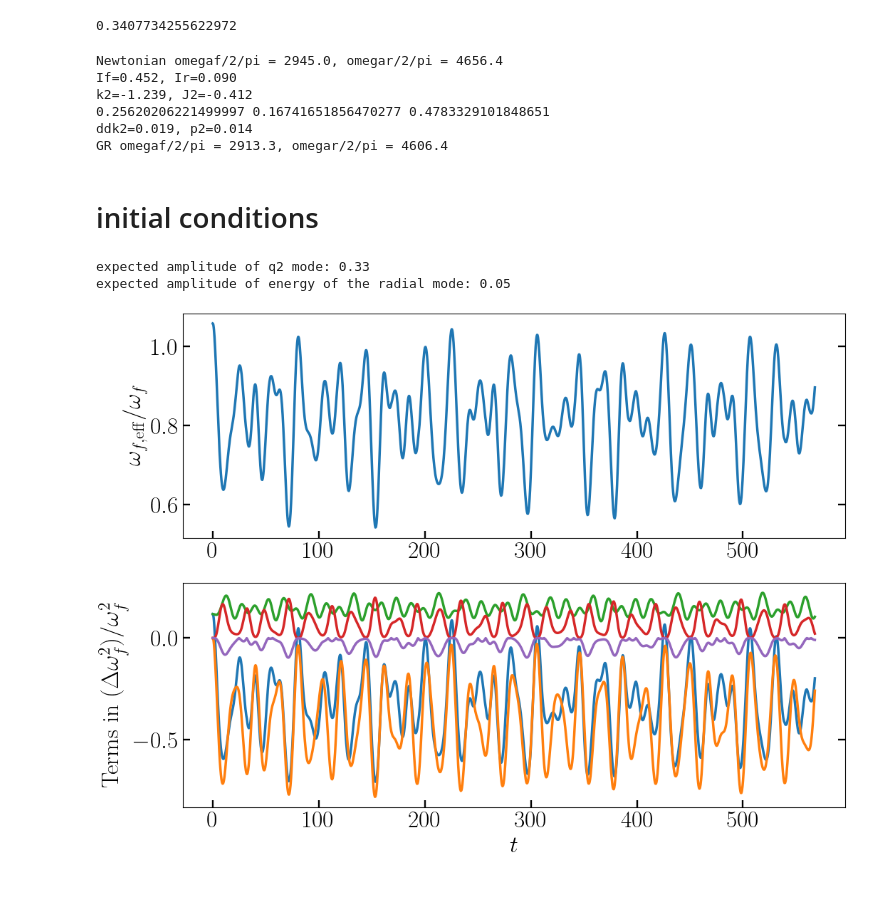
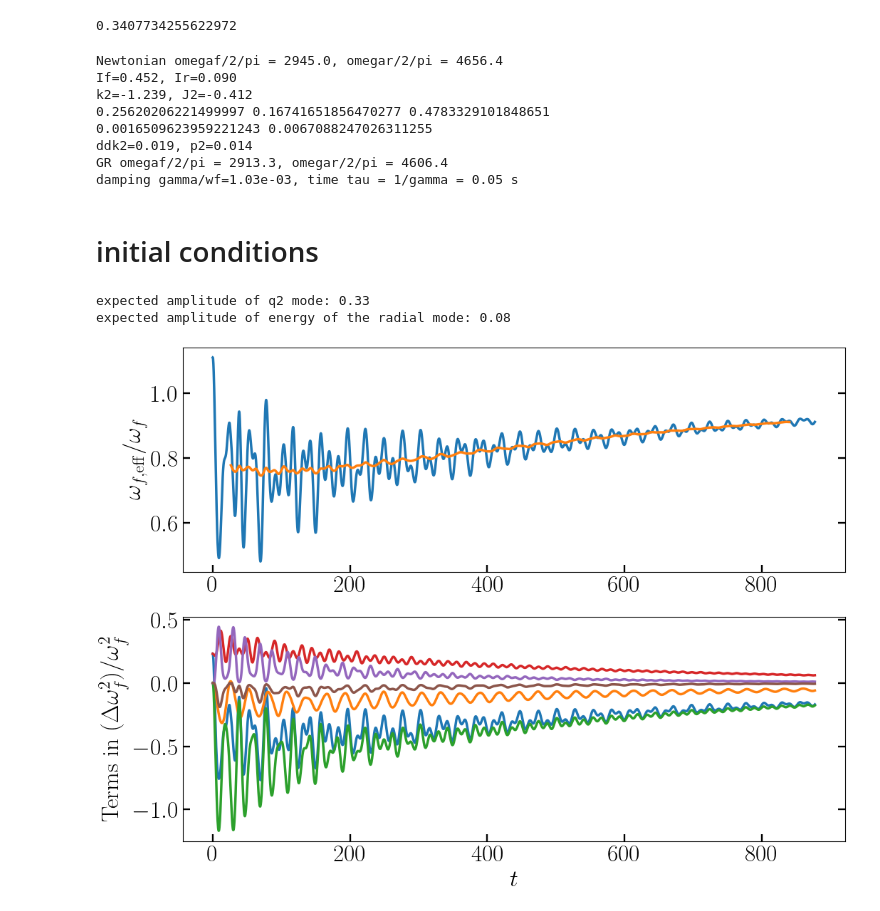
Before and after one commit to hangyu45/BNS_post_merger, a Jupyter notebook: toy_model.ipynb, the cells around one changed output. Drawn from its saved outputs; the diff is of its cells as text; code cells hidden in the pictures.

Commit message:
adding GW dissipation

```diff
--- a/toy_model.ipynb
+++ b/toy_model.ipynb
@@ -229,6 +234,13 @@ print(CC)
 0.3407734255622972
 # %%
 dadt = 0
+
+# fluid dissipation; empirically set
+# todo: should use gam_nl = gam_nl_coeff * |q|**2 for nonlinear dissipations
+gam2wf = 2e-3
+gam0wf = 1e-2
+gamrwr = 3e-2
+
 
 # Newtonian
 wf_N = np.sqrt(4/5/(5-nn)/Mast * M1/R1**3)
@@ -266,12 +278,16 @@ p2_N = 2 * np.pi/5 * W20 * Ia_N**2 * (3*J2_N + 2*k2_N*Ia_N)
 print(love2_N, ddk2_N, p2_N)
 
 
+gam2_GW_N = 4 * np.pi/75 * wf_N * (wf_N * R1)**5 * Ia_N**2
+print(gam2_GW_N, gam2_GW_N/wf_N)
+
 par_N = np.array([
     M1, R1,\
     wfnatsq_N, wrnatsq_N,\
     Ia_N, Ir_N, Kr_N,\
     k2_N, k2r_N, krr_N, J2_N, J2r_N,\
     z2_N, z20r_N, z2r_N, zrr_N, \
+    gam2_GW_N, gam2wf * wf_N, gam0wf * wf_N, gamrwr * wr_N,\
     dadt])
 
 
@@ -337,20 +353,31 @@ z20r = z20r_N * np.exp(-3 * M1/R1) #* z2/z2_N
 z2r = z2r_N * np.exp(-3 * M1/R1) #* z2/z2_N
 zrr = zrr_N * np.exp(-3 * M1/R1) #* z2/z2_N
 
+# GW dissipation
+gam2_GW_fudge = 1.5 # Ia ~ \sqrt{k2} has uncertainty
+
+# this is from matching the damping time to what the quadrupole formula predicts
+gam2_GW = 4 * np.pi/75 * wf * (wf * R1)**5 * Ia**2 * gam2_GW_fudge
+print(f'damping gamma/wf={gam2_GW/wf:.2e}, time tau = 1/gamma = {tM1/gam2_GW:.2f} s')
+
+
 par_G = np.array([
     M1, R1,\
     wfnatsq, wrnatsq,\
     Ia, Ir, Kr,\
     k2, k2r, krr, J2, J2r,\
     z2, z20r, z2r, zrr, \
+    gam2_GW, gam2wf * wf, gam0wf * wf, gamrwr * wr,\
     dadt])
 # %% [output]
 Newtonian omegaf/2/pi = 2945.0, omegar/2/pi = 4656.4
 If=0.452, Ir=0.090
 k2=-1.239, J2=-0.412
 0.25620206221499997 0.16741651856470277 0.4783329101848651
+0.0016509623959221243 0.0067088247026311255
 ddk2=0.019, p2=0.014
 GR omegaf/2/pi = 2913.3, omegar/2/pi = 4606.4
+damping gamma/wf=1.03e-03, time tau = 1/gamma = 0.05 s
 # %% [markdown]
 # initial conditions
 # %%
@@ -369,7 +396,7 @@ q2_mag = np.sqrt(0.25*JJ_orb/E1*wf)
 print(f'expected amplitude of q2 mode: {q2_mag:.2f}')
 
 # order unity fudge factor
-q2_fudge = 0.5
+q2_fudge = 0.7
 
 # initial phase unconstrained
 q2 = q2_mag * np.exp(-1j*np.pi/3) * q2_fudge
@@ -390,8 +417,7 @@ E20 = (-3/(5-nn) + 1/(5-nn)/(Gamma-1)) * M20**2/R1
 E11 = (-3/(5-nn) + 1/(5-nn)/(Gamma-1)) * M1**2/R1
 Eq2 = E1 * np.real(q2*qn + dq2*dqn/wf**2)
 Eqr = Eorb+E10+E20-E11-Eq2
-print(f'expected amplitude of energy of the radial mode: {Eqr:.2f}')
-
+print(f'expected amplitude of energy of the radial mode: {Eqr/E1:.2f}')
 
 ###
 
@@ -399,8 +425,8 @@ print(f'expected amplitude of energy of the radial mode: {Eqr:.2f}')
 # transient term from energy + forced term from NL |m|=2 modes' drive
 # for now just start with zero;
 # this will excite oscillations at their natural frequencies
-q0 = (np.sqrt(Eqr) * np.exp(-1j * 0) + np.real( 2*k2*q2*qn )) * 0
-qr = np.real( 2*k2r*q2*qn * 0)
+q0 = np.real(np.sqrt(Eqr) +  2*k2*q2*qn) * 0
+qr = np.real( 2*k2r*q2*qn ) * 0
 
 dq0 = np.real(-1j*wf*q0)
 dqr = np.real(-1j*wr*qr)
@@ -410,11 +436,12 @@ al = 0
 yV_init = np.array([q2, q0, qn, qr,
                     dq2, dq0, dqn, dqr,
                     al])
-sol_G = integ.solve_ivp(EOMs, (0, 2*np.pi*22/wf), yV_init,
-                      args=(par_G,), atol=1e-9, rtol=1e-9)
 # %% [output]
 expected amplitude of q2 mode: 0.33
-expected amplitude of energy of the radial mode: 0.05
+expected amplitude of energy of the radial mode: 0.08
+# %%
+sol_G = integ.solve_ivp(EOMs, (0, 2*np.pi*34/wf), yV_init,
+                      args=(par_G,), atol=1e-9, rtol=1e-9)
 # %%
 tt=sol_G.t
 q2, q0, qn, qr, \
@@ -425,35 +452,42 @@ al = sol_G.y[:]
 qreq = np.real(5*np.sqrt(3*Mast)*al*wf*wf/(4*wr*w1))
 
 
 # effective mode frequency
 # using logics similar to the derivation of eq. 96 in 2607.07943
 # but does not replace q0 and qr by their equilibrium solutions (hence no k2^2 terms)
 # corrected pre-factors for a configuration space description
 dlogwfsq = - 2 * k2 * q0.real - 2 * k2r * qr.real \
             - 3 * z2 * np.abs(q2)**2 - 3 * 0.5*z2 * np.abs(q0)**2 - 3 * z2r * np.abs(qr)**2\
             - 6 * z20r * np.abs(q0 * qr)
 wf_eff = wf*np.sqrt(1 + dlogwfsq)
 # wf_eff = wf*(1+0.5*dlogwfsq)
 
+# simple moving average
+window_size = 180
+weights = np.ones(window_size) / window_size
+wf_eff_lp = np.convolve(wf_eff, weights, mode='valid')
+
+
 fig=plt.figure()
 ax=fig.add_subplot(211)
 # ax.plot(tt, (1+dlogwf))
 ax.plot(tt, wf_eff/wf)
+ax.plot(tt[window_size//2:-window_size//2], wf_eff_lp[1:]/wf)
 ax.set_ylabel(r'$\omega_{f, {\rm eff}}/\omega_f$')
 
 ax=fig.add_subplot(212)
 ax.plot(tt, dlogwfsq)
-# ax.plot(tt, - 2 * k2 * q0.real)
+ax.plot(tt, - 2 * k2 * q0.real)
 ax.plot(tt, - 2 * k2r * qr.real)
 ax.plot(tt, - 3 * z2 * np.abs(q2)**2)
 ax.plot(tt, - 3 * z2r * np.abs(qr)**2)
 ax.plot(tt, - 6 * z20r * np.abs(q0 * qr))
 ax.set_ylabel(r'Terms in $(\Delta \omega_f^2)/\omega_f^2$')
 ax.set_xlabel(r'$t$')
 
 plt.show()
 # %% [output]
-[figure, old version]
+[figure, new version]
 # %%
 # checking mode amplitudes in time domain
 
```
Also changed, not shown: parts of 6 cells of this notebook.
